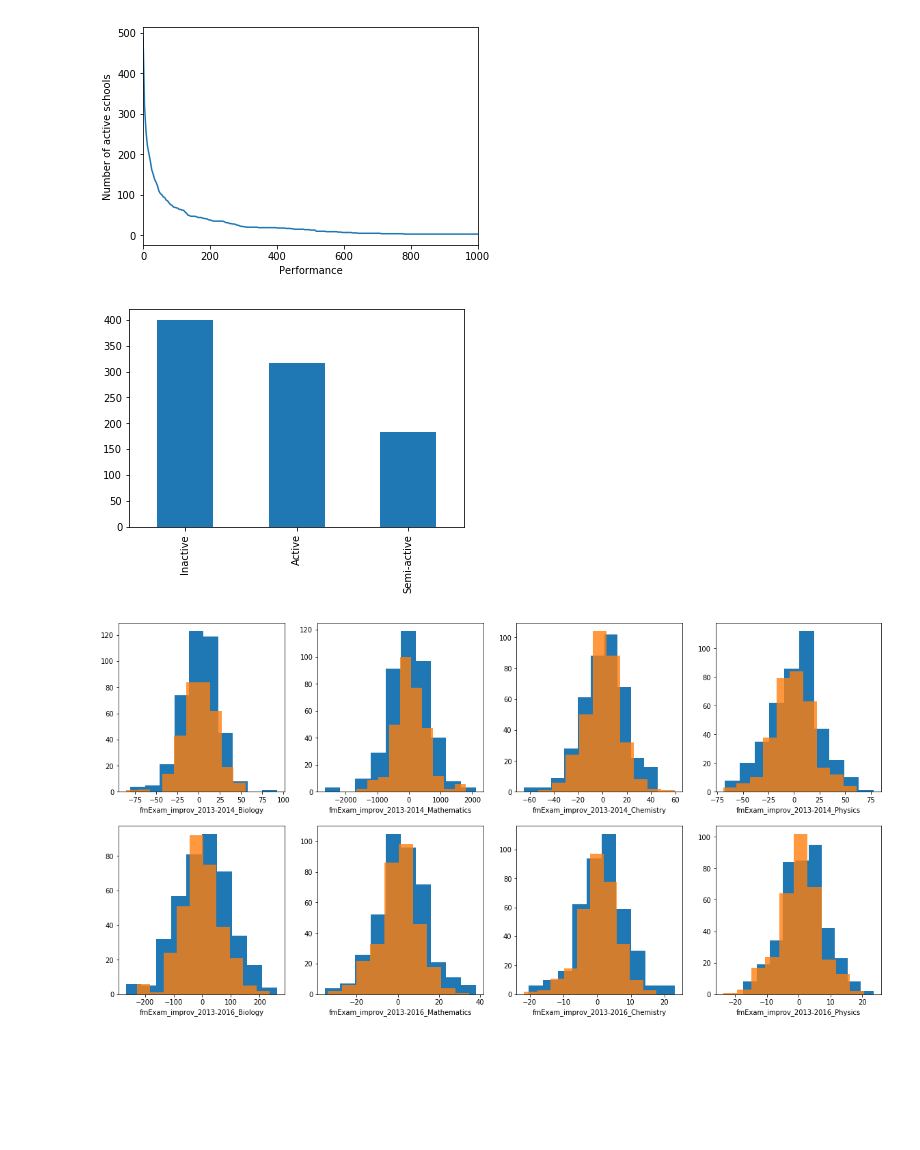
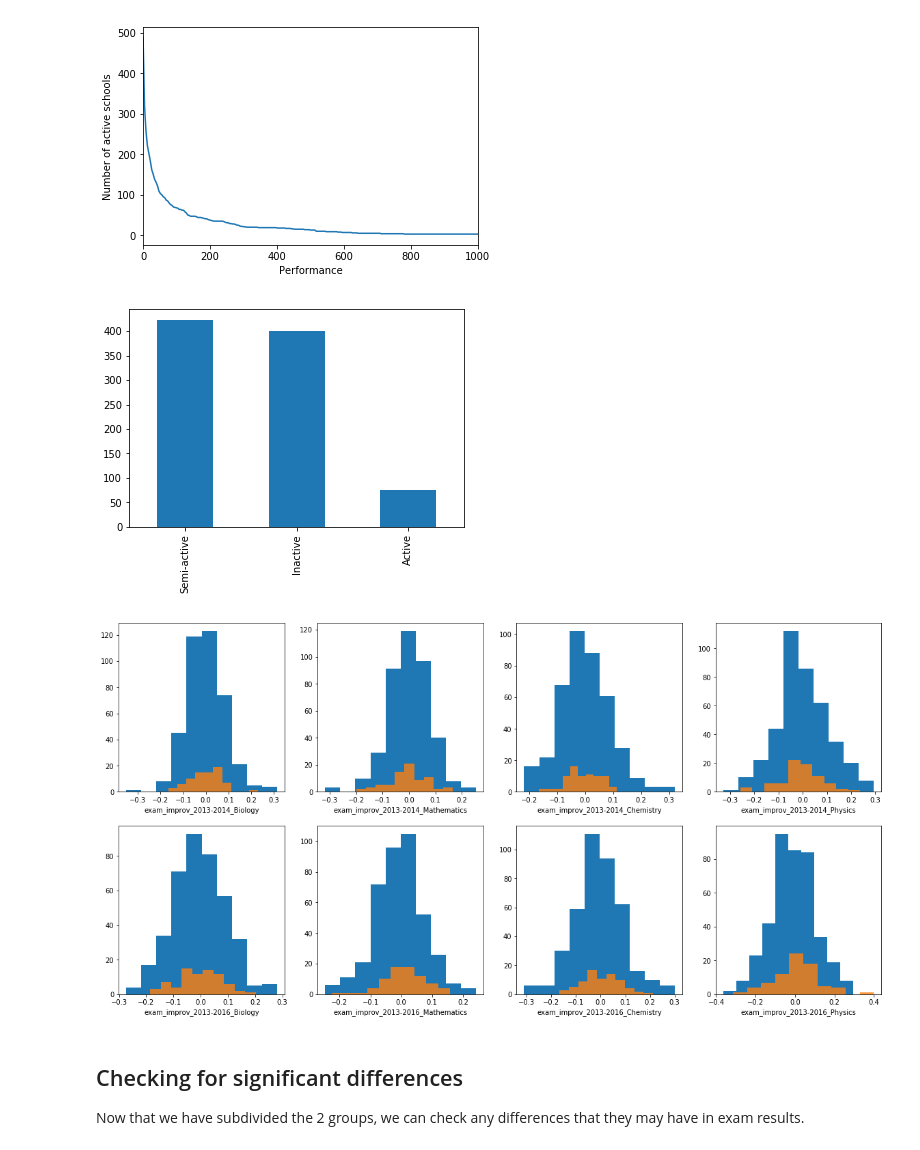
Before and after one commit to KeepFloyding/IP-research, a Jupyter notebook: report/Report.ipynb, the cells around one changed output. Cells and saved outputs as stored; diff of their text form; code cells hidden in the pictures; blank space fills up the shorter version.

```diff
--- a/report/Report.ipynb
+++ b/report/Report.ipynb
@@ -102,14 +102,6 @@ for item in qu:
 for item in qu:
     df['exam_improv_2013-2016_' + item] = (df['exam_score|2016_'+item] - df['exam_score|2013_'+item]) - (df['exam_score|2016_'+item] - df['exam_score|2013_'+item]).mean()
 
-# Defining it as a multiple to the mean
-
-for item in qu:
-    df['fmExam_improv_2013-2014_' + item] = (df['exam_score|2014_'+item] - df['exam_score|2013_'+item])/(df['exam_score|2014_'+item] - df['exam_score|2013_'+item]).mean()
-
-for item in qu:
-    df['fmExam_improv_2013-2016_' + item] = (df['exam_score|2016_'+item] - df['exam_score|2013_'+item])/(df['exam_score|2016_'+item] - df['exam_score|2013_'+item]).mean()
-
 # Student activity
 df['std_q_cor'] =  (df.filter(regex='_cor_std').sum(axis=1)/df['Entries|2016_Physics']).fillna(0)
 df['std_ratio'] =  (df['user_id_std']/df['Entries|2016_Physics']).fillna(0)
@@ -204,7 +196,7 @@ Text(0,0.5,'Number of active schools')
 # Binning and displaying the distribution
 # ------------------------------------------------------
 
-bins = [-0.1, 0, 0.1,10000]
+bins = [-0.1, 0, 1,10000]
 group_names = ['Inactive','Semi-active','Active']
 
 df['categories'] = bin_groups(df,'std_ratio',bins,group_names)
@@ -213,12 +205,16 @@ df['categories'] = bin_groups(df,'std_ratio',bins,group_names)
 df['categories'].value_counts().plot(kind='bar')
 plt.savefig('distribution.png', format='png', dpi=300)
 # %% [output]
-[figure, old version]
+[figure, new version]
 # %%
 # Checking for distribution of exam imrovement
-plotHistograms(df.filter(regex='Exam_improv').columns,2,4)
+plotHistograms(df.filter(regex='exam_improv').columns,2,4)
 # %% [output]
-[figure, old version]
+[figure, new version]
+# %% [markdown]
+## Checking for significant differences
+
+Now that we have subdivided the 2 groups, we can check any differences that they may have in exam results.
 # %%
 # Doing an F-test on to check for statistical significance
 
```
Also changed, not shown: parts of 15 cells of this notebook, 3 other files.
